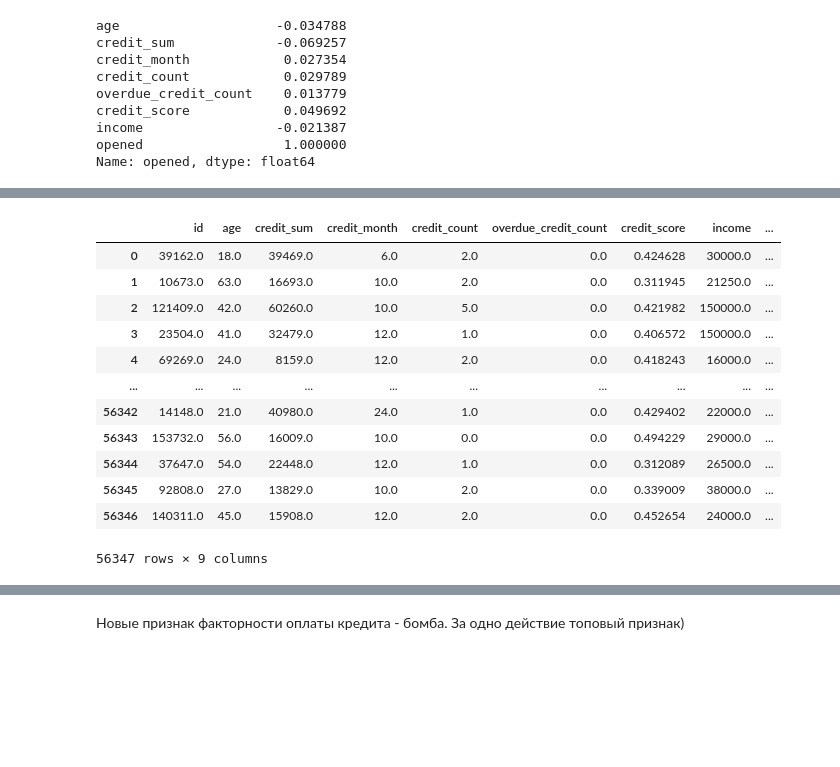
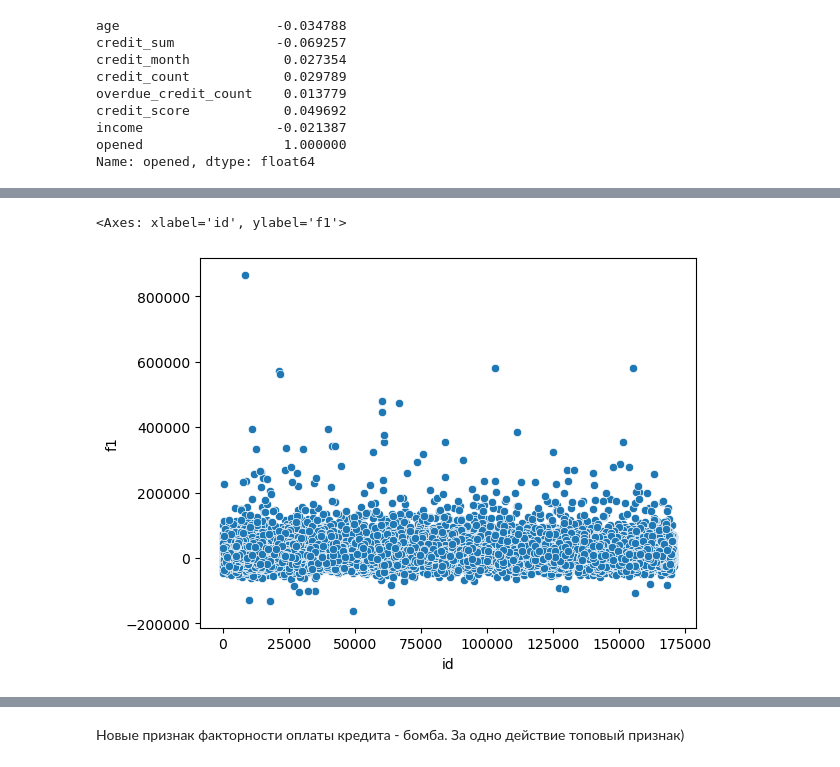
Before and after one commit to cosheimil/ml_learning, a Jupyter notebook: credits/credit.ipynb, the cells around one changed output, grey strips where cells are left out. Drawn from its saved outputs; the diff is of its cells as text; code cells hidden in the pictures; blank space fills up the shorter version.

```diff
--- a/credits/credit.ipynb
+++ b/credits/credit.ipynb
@@ -355,3 +356,6 @@ credit_score            0.049692
 income                 -0.021387
 opened                  1.000000
 Name: opened, dtype: float64
+# %%
+number_train_imputed[number_train_imputed['income'] > 30_000]['income'] = 30_000
+number_test_imputed[number_test_imputed['income'] > 30_000]['income'] = 30_000
@@ -358,19 +378,11 @@ Name: opened, dtype: float64
 # %%
 number_train_imputed['factor'] = number_train_imputed['income'] * number_train_imputed['credit_month'] / number_train_imputed['credit_sum']
 number_test_imputed['factor'] = number_test_imputed['income'] * number_test_imputed['credit_month'] / number_test_imputed['credit_sum']
-# %%
-number_test_imputed
-# %% [output]
-|  | id | age | credit_sum | credit_month | credit_count | overdue_credit_count | credit_score | income | ... |
-| 0 | 39162.0 | 18.0 | 39469.0 | 6.0 | 2.0 | 0.0 | 0.424628 | 30000.0 | ... |
-| 1 | 10673.0 | 63.0 | 16693.0 | 10.0 | 2.0 | 0.0 | 0.311945 | 21250.0 | ... |
-| 2 | 121409.0 | 42.0 | 60260.0 | 10.0 | 5.0 | 0.0 | 0.421982 | 150000.0 | ... |
-| 3 | 23504.0 | 41.0 | 32479.0 | 12.0 | 1.0 | 0.0 | 0.406572 | 150000.0 | ... |
-| 4 | 69269.0 | 24.0 | 8159.0 | 12.0 | 2.0 | 0.0 | 0.418243 | 16000.0 | ... |
-| ... | ... | ... | ... | ... | ... | ... | ... | ... | ... |
-| 56342 | 14148.0 | 21.0 | 40980.0 | 24.0 | 1.0 | 0.0 | 0.429402 | 22000.0 | ... |
-| 56343 | 153732.0 | 56.0 | 16009.0 | 10.0 | 0.0 | 0.0 | 0.494229 | 29000.0 | ... |
-| 56344 | 37647.0 | 54.0 | 22448.0 | 12.0 | 1.0 | 0.0 | 0.312089 | 26500.0 | ... |
-| 56345 | 92808.0 | 27.0 | 13829.0 | 10.0 | 2.0 | 0.0 | 0.339009 | 38000.0 | ... |
-| 56346 | 140311.0 | 45.0 | 15908.0 | 12.0 | 2.0 | 0.0 | 0.452654 | 24000.0 | ... |
-56347 rows × 9 columns
+# %%
+number_train_imputed['f1'] = number_train_imputed['income'] - number_train_imputed['credit_sum']
+number_test_imputed['f1'] = number_test_imputed['income'] - number_test_imputed['credit_sum']
+# %%
+sns.scatterplot(data=number_test_imputed, y='f1', x='id')
+# %% [output]
+<Axes: xlabel='id', ylabel='f1'>
+[figure, added]
```
Also changed, not shown: parts of 34 cells of this notebook, 2 other files.
